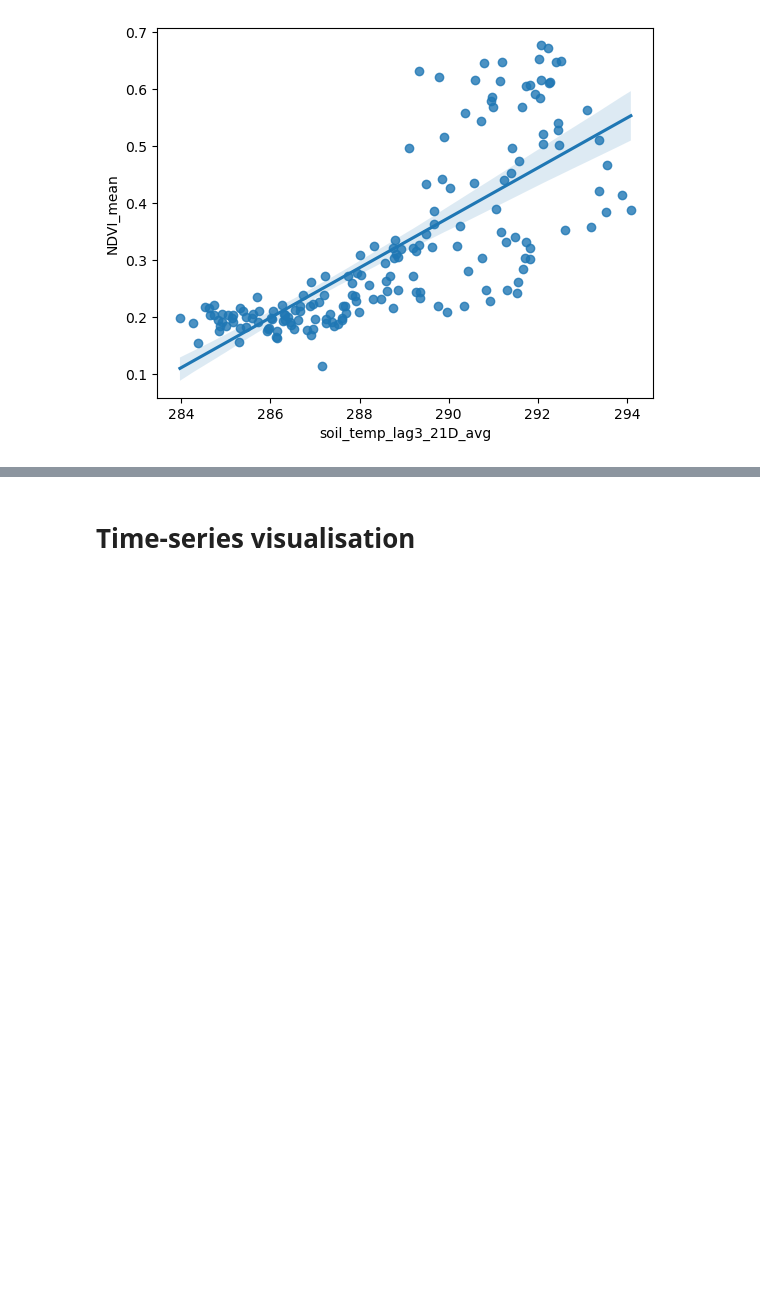
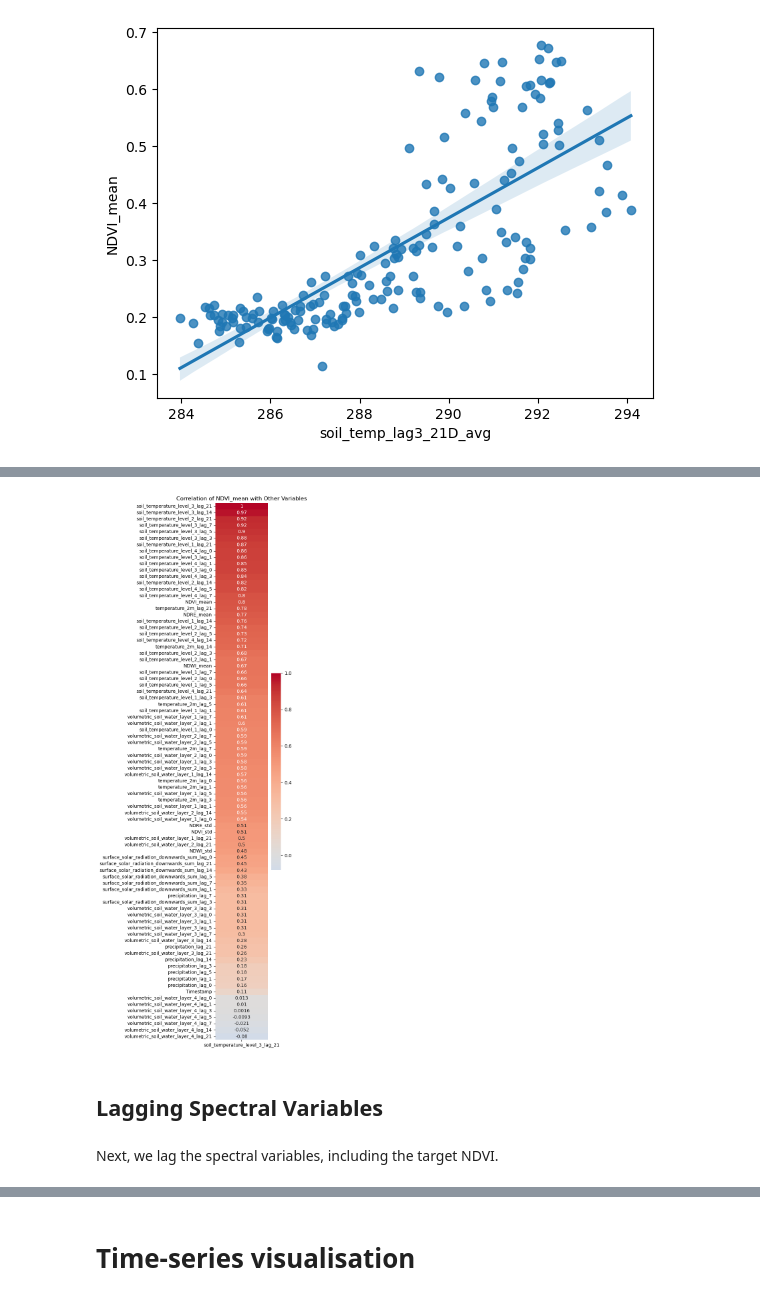
Before and after one commit to asembreek/fieldlens, a Jupyter notebook: src/Time Series Visualisation.ipynb, the cells around one changed output, grey strips where cells are left out. Saved outputs shown, nothing was run; the diff lists cells and outputs as text; code cells hidden in the pictures; blank space fills up the shorter version.

```diff
--- a/src/Time Series Visualisation.ipynb
+++ b/src/Time Series Visualisation.ipynb
@@ -227,0 +240,4 @@ np.float64(0.7645581574346539)
+# %%
+periods = [0, 1, 3, 5, 7, 14, 21]
+columns = non_spectral_df.columns
+df_lag = engineering.lag_col(non_spectral_df, columns, periods)
@@ -227,0 +254,3 @@ np.float64(0.7645581574346539)
+# %%
+lagged_master = utils.merge_with_master(grouped_spectral_df, df_lag)
+lagged_master.head()
@@ -227,0 +265,13 @@ np.float64(0.7645581574346539)
+# %%
+corr = lagged_master.corr()[["soil_temperature_level_3_lag_21"]].sort_values(by="soil_temperature_level_3_lag_21", ascending=False)
+plt.figure(figsize=(6, len(corr) * 0.2))
+sns.heatmap(corr, annot=True, cmap="coolwarm", center=0)
+plt.title("Correlation of NDVI_mean with Other Variables")
+plt.tight_layout()
+plt.show()
+# %% [output]
+[figure, added]
+# %% [markdown]
+## Lagging Spectral Variables
+# %% [markdown]
+Next, we lag the spectral variables, including the target NDVI.
```
Also changed, not shown: parts of 17 cells of this notebook, 1 other file.
